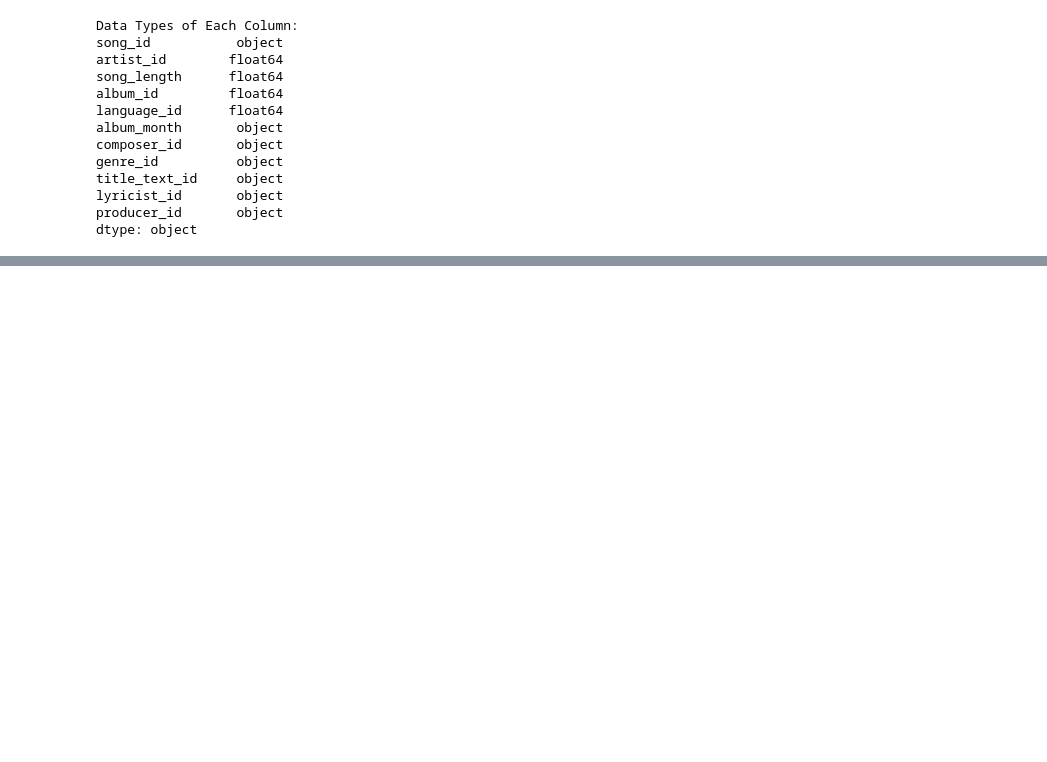
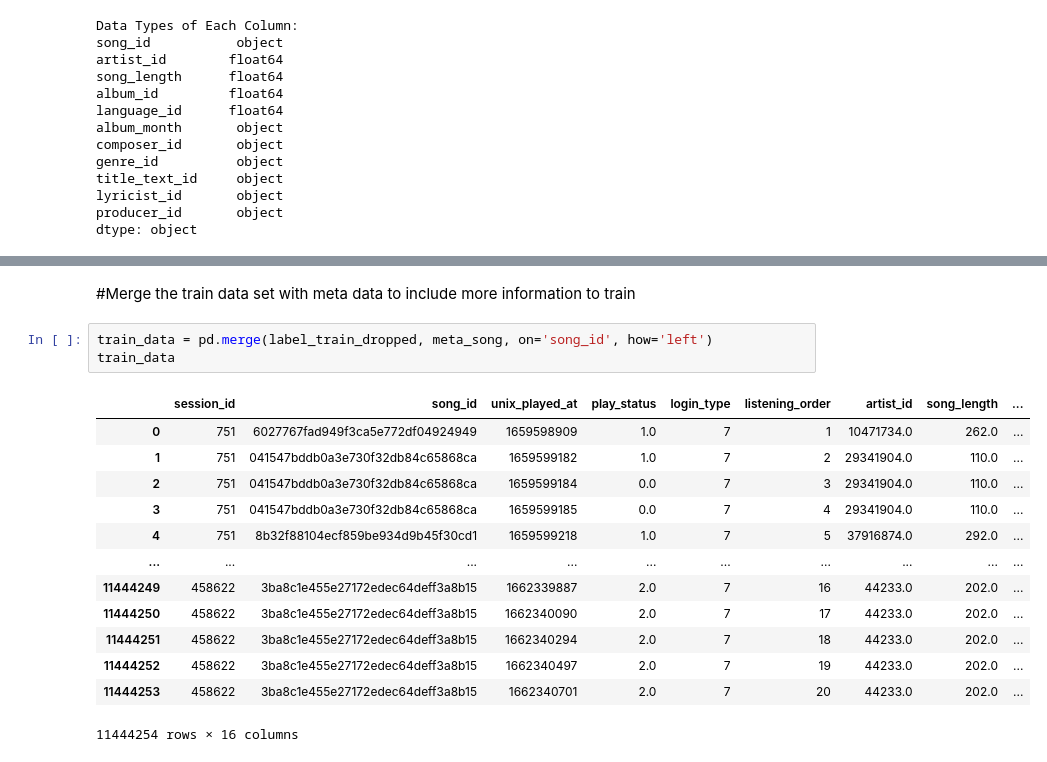
Before and after one commit to JimmyCh2001/kkcompany_datagame_schubert, a Jupyter notebook: kkcompany_datagame_schubert_019.ipynb, the cells around one changed output, grey strips where cells are left out. Drawn from its saved outputs; the diff is of its cells as text; blank space fills up the shorter version.

```diff
--- a/kkcompany_datagame_schubert_019.ipynb
+++ b/kkcompany_datagame_schubert_019.ipynb
@@ -198,0 +159,19 @@ label_test_dropped
+# %% [markdown]
+#Merge the train data set with meta data to include more information to train
+# %%
+train_data = pd.merge(label_train_dropped, meta_song, on='song_id', how='left')
+train_data
+# %% [output]
+|  | session_id | song_id | unix_played_at | play_status | login_type | listening_order | artist_id | song_length | ... |
+| 0 | 751 | 6027767fad949f3ca5e772df04924949 | 1659598909 | 1.0 | 7 | 1 | 10471734.0 | 262.0 | ... |
+| 1 | 751 | 041547bddb0a3e730f32db84c65868ca | 1659599182 | 1.0 | 7 | 2 | 29341904.0 | 110.0 | ... |
+| 2 | 751 | 041547bddb0a3e730f32db84c65868ca | 1659599184 | 0.0 | 7 | 3 | 29341904.0 | 110.0 | ... |
+| 3 | 751 | 041547bddb0a3e730f32db84c65868ca | 1659599185 | 0.0 | 7 | 4 | 29341904.0 | 110.0 | ... |
+| 4 | 751 | 8b32f88104ecf859be934d9b45f30cd1 | 1659599218 | 1.0 | 7 | 5 | 37916874.0 | 292.0 | ... |
+| ... | ... | ... | ... | ... | ... | ... | ... | ... | ... |
+| 11444249 | 458622 | 3ba8c1e455e27172edec64deff3a8b15 | 1662339887 | 2.0 | 7 | 16 | 44233.0 | 202.0 | ... |
+| 11444250 | 458622 | 3ba8c1e455e27172edec64deff3a8b15 | 1662340090 | 2.0 | 7 | 17 | 44233.0 | 202.0 | ... |
+| 11444251 | 458622 | 3ba8c1e455e27172edec64deff3a8b15 | 1662340294 | 2.0 | 7 | 18 | 44233.0 | 202.0 | ... |
+| 11444252 | 458622 | 3ba8c1e455e27172edec64deff3a8b15 | 1662340497 | 2.0 | 7 | 19 | 44233.0 | 202.0 | ... |
+| 11444253 | 458622 | 3ba8c1e455e27172edec64deff3a8b15 | 1662340701 | 2.0 | 7 | 20 | 44233.0 | 202.0 | ... |
+11444254 rows × 16 columns
```
Also changed, not shown: parts of 14 cells of this notebook.
